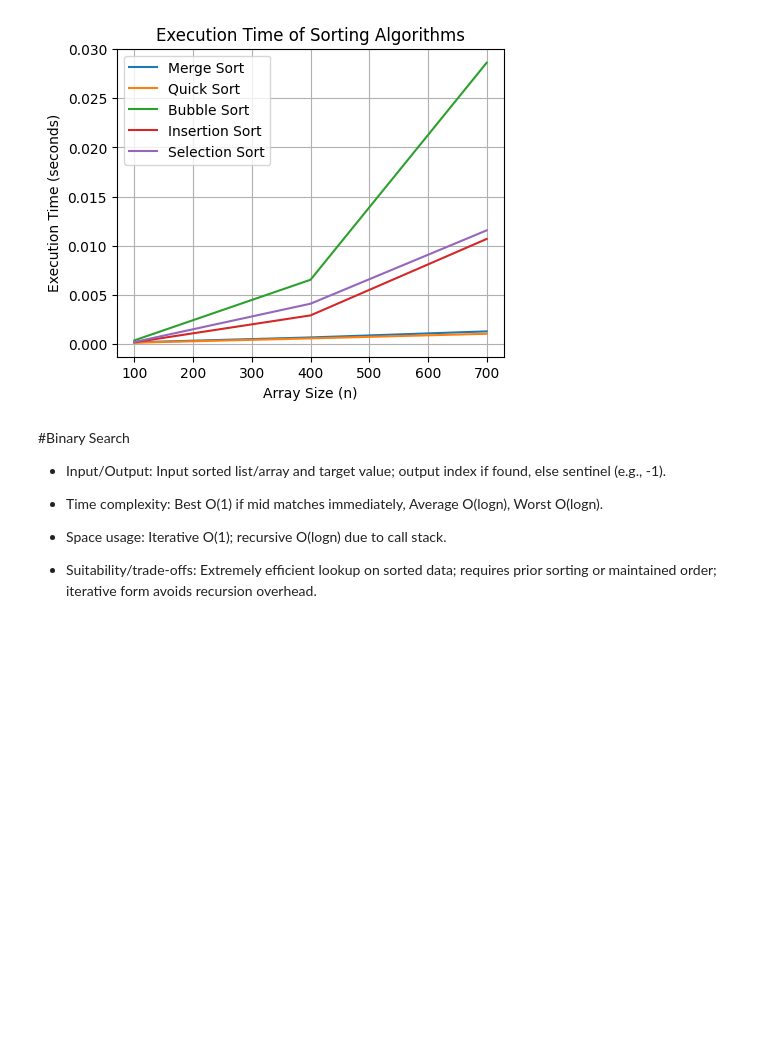
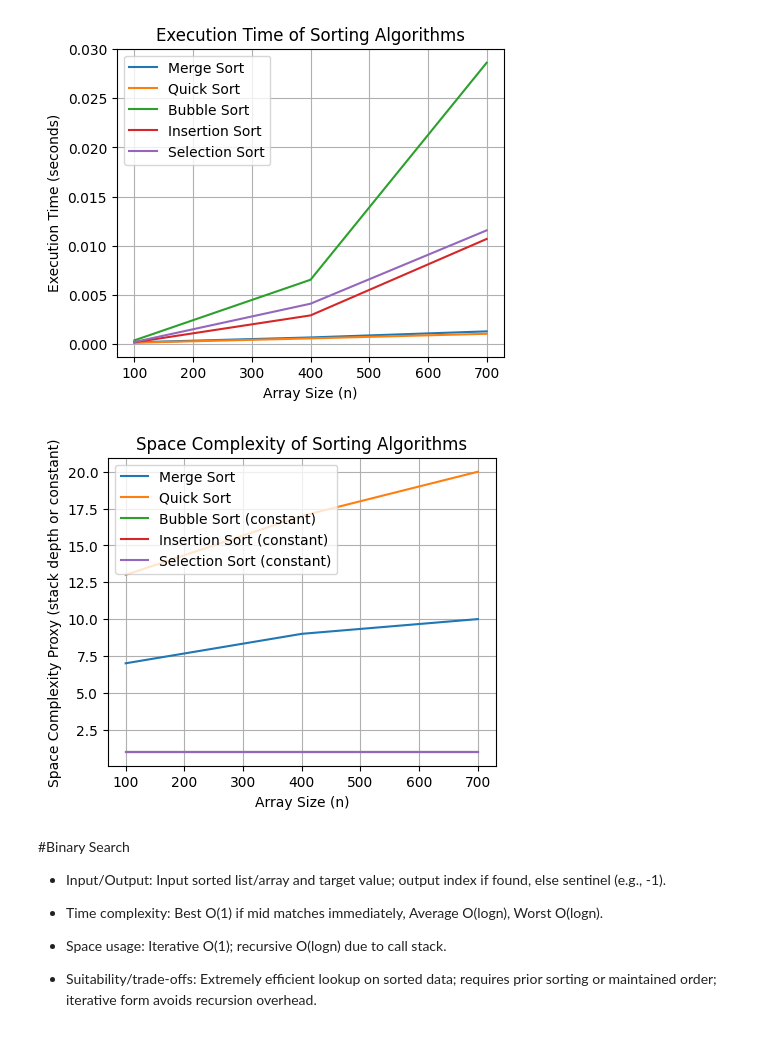
Before and after one commit to BigBeanTheory/algo-efficiency-mini-project-gurneesh, a Jupyter notebook: algo_efficiency.ipynb, the cells around one changed output. Saved outputs shown, nothing was run; the diff lists cells and outputs as text; code cells hidden in the pictures; blank space fills up the shorter version.

```diff
--- a/algo_efficiency.ipynb
+++ b/algo_efficiency.ipynb
@@ -262,6 +307,98 @@ plt.savefig('sort_algos.png', dpi=150, bbox_inches='tight')
 plt.show()
 # %% [output]
 [figure]
+# %%
+import matplotlib.pyplot as plt
+import sys
+import random
+
+# Increase recursion limit to handle deeper recursion for larger n
+sys.setrecursionlimit(10000)
+
+# Global variable to track maximum depth
+max_depth = 0
+
+# Modified merge sort to track recursion depth
+def merge_sort_depth(arr, depth=0):
+    global max_depth
+    if depth > max_depth:
+        max_depth = depth
+    if len(arr) <= 1:
+        return arr
+    mid = len(arr) // 2
+    left = merge_sort_depth(arr[:mid], depth + 1)
+    right = merge_sort_depth(arr[mid:], depth + 1)
+    merged = []
+    i = j = 0
+    while i < len(left) and j < len(right):
+        if left[i] < right[j]:
+            merged.append(left[i])
+            i += 1
+        else:
+            merged.append(right[j])
+            j += 1
+    merged.extend(left[i:])
+    merged.extend(right[j:])
+    return merged
+
+# Modified quick sort to track recursion depth
+def quick_sort_depth(arr, depth=0):
+    global max_depth
+    if depth > max_depth:
+        max_depth = depth
+    if len(arr) <= 1:
+        return arr
+    pivot = arr[len(arr) // 2]
+    left = [x for x in arr if x < pivot]
+    middle = [x for x in arr if x == pivot]
+    right = [x for x in arr if x > pivot]
+    return quick_sort_depth(left, depth + 1) + middle + quick_sort_depth(right, depth + 1)
+
+# Range of n values (matching your time complexity code)
+ns = list(range(100, 1000, 300))
+
+# Lists to store space complexity proxies
+merge_sort_space = []
+quick_sort_space = []
+bubble_sort_space = []
+insertion_sort_space = []
+selection_sort_space = []
+
+for n in ns:
+    arr = random.sample(range(n * 10), n)  # Create random array of size n
+
+    # Merge Sort space (max recursion depth)
+    global max_depth
+    max_depth = 0
+    merge_sort_depth(arr.copy())
+    merge_sort_space.append(max_depth)
+
+    # Quick Sort space (max recursion depth)
+    max_depth = 0
+    quick_sort_depth(arr.copy())
+    quick_sort_space.append(max_depth)
+
+    # Bubble, Insertion, Selection use constant space
+    bubble_sort_space.append(1)
+    insertion_sort_space.append(1)
+    selection_sort_space.append(1)
+
+# Create the plot
+plt.figure(figsize=(5, 4))
+plt.plot(ns, merge_sort_space, label='Merge Sort')
+plt.plot(ns, quick_sort_space, label='Quick Sort')
+plt.plot(ns, bubble_sort_space, label='Bubble Sort (constant)')
+plt.plot(ns, insertion_sort_space, label='Insertion Sort (constant)')
+plt.plot(ns, selection_sort_space, label='Selection Sort (constant)')
+plt.xlabel('Array Size (n)')
+plt.ylabel('Space Complexity Proxy (stack depth or constant)')
+plt.title('Space Complexity of Sorting Algorithms')
+plt.legend()
+plt.grid(True)
+plt.savefig('sort_space_complexity.png', dpi=150, bbox_inches='tight')
+plt.show()
+# %% [output]
+[figure, added]
 # %% [markdown]
 #Binary Search
 
```
Also changed, not shown: parts of 1 cell of this notebook, 2 other files.
